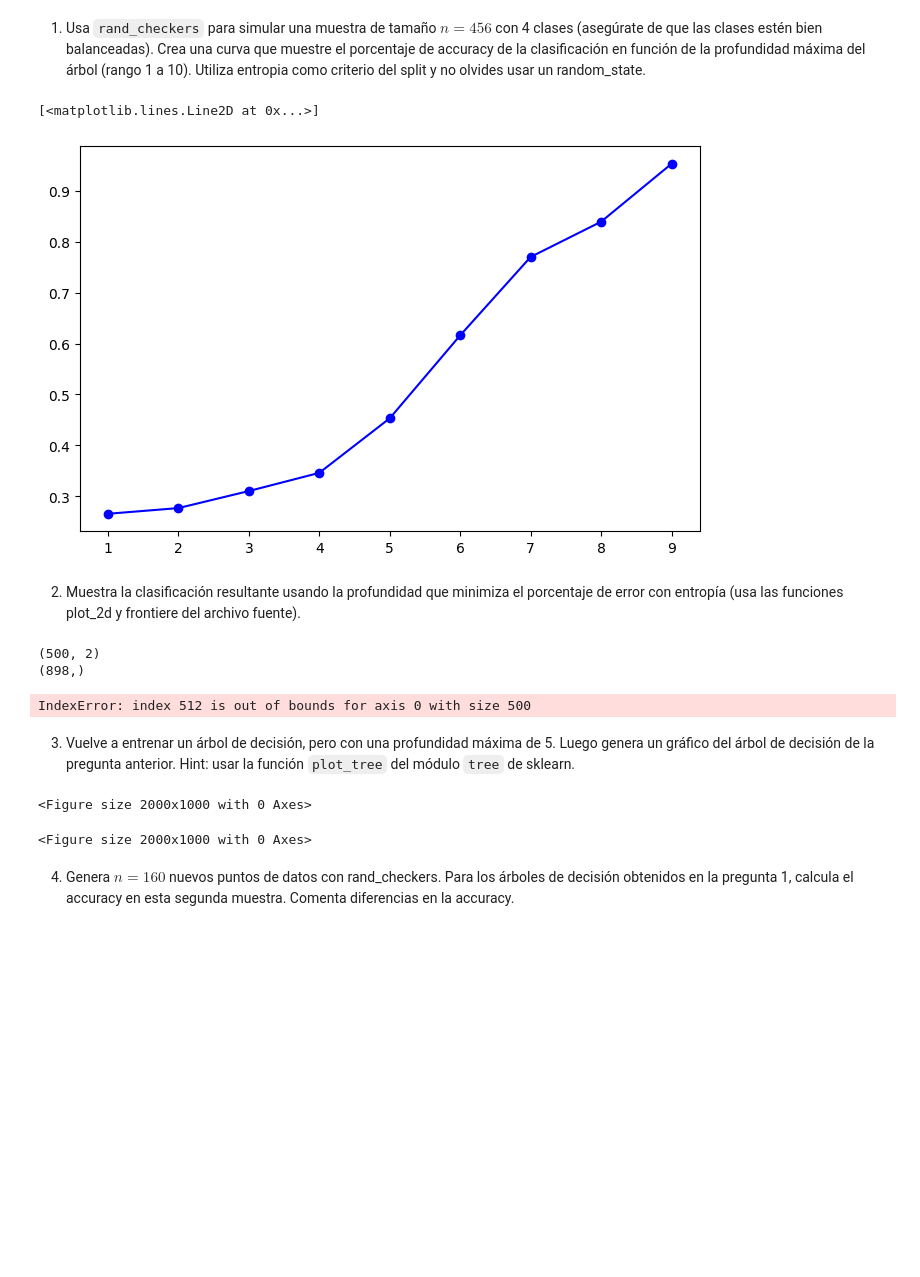
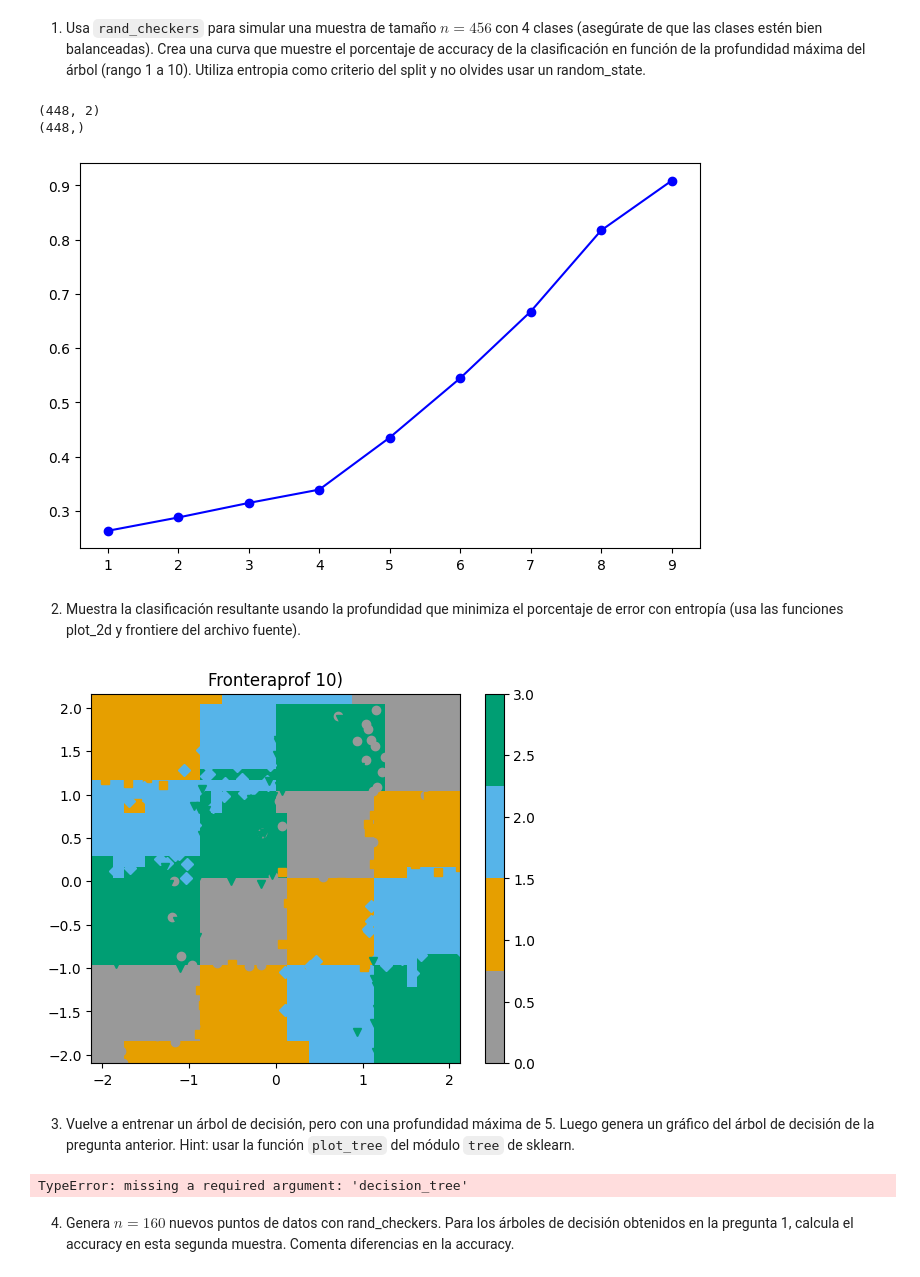
Before and after one commit to nicoArriagadaj/Lab6, a Jupyter notebook: Laboratorio_6.ipynb, the cells around one changed output. Saved outputs shown, nothing was run; the diff lists cells and outputs as text; code cells hidden in the pictures; blank space fills up the shorter version.

```diff
--- a/Laboratorio_6.ipynb
+++ b/Laboratorio_6.ipynb
@@ -107,35 +107,44 @@ for d in range(1, 10):
 
 plt.figure(figsize=(8, 5))
 plt.plot(range(1, 10), accuracies, marker='o', color='blue')
+
+print(X.shape)
+print(Y.shape)
+
+#plot_2d(X,Y)
+#plt.title("Datos por clase")
+#plt.show()
 # %% [output]
-[<matplotlib.lines.Line2D at 0x...>]
+(448, 2)
+(448,)
-[figure, old version]
+[figure, new version]
 # %% [markdown]
 2. Muestra la clasificación resultante usando la profundidad que minimiza el porcentaje de error con entropía (usa las funciones plot_2d y frontiere del archivo fuente).
 # %%
-print(X.shape)
-print(Y.shape)
+from matplotlib import colors
 
-#plot_2d(X,Y)
-#plt.title("Datos por clase")
-#plt.show()
+
+best_model = DecisionTreeClassifier(max_depth=10, criterion='entropy', random_state=42)
+best_model.fit(X, Y)
+frontiere(lambda X: best_model.predict(X), X)
+
+plot_2d(X, Y)
+plt.title(f"Fronteraprof {10})")
+plt.show()
 # %% [output]
-(500, 2)
-(898,)
-IndexError: index 512 is out of bounds for axis 0 with size 500
+[figure, added]
 # %% [markdown]
 3. Vuelve a entrenar un árbol de decisión, pero con una profundidad máxima de 5. Luego genera un gráfico del árbol de decisión de la pregunta anterior. Hint: usar la función `plot_tree` del módulo `tree` de sklearn.
 # %%
 from sklearn.tree import plot_tree
-
+plot_tree()
 # TODO: Entrenar árbol de decisión
 # ...
 # TODO: Generar el gráfico
 plt.figure(figsize=(20,10))
 # ...
 # %% [output]
-<Figure size 2000x1000 with 0 Axes>
+TypeError: missing a required argument: 'decision_tree'
-<Figure size 2000x1000 with 0 Axes>
 # %% [markdown]
 4. Genera $n=160$ nuevos puntos de datos con rand_checkers. Para los árboles de decisión obtenidos en la pregunta 1, calcula el accuracy en esta segunda muestra. Comenta diferencias en la accuracy.
 # %%
```
Also changed, not shown: parts of 4 cells of this notebook.
